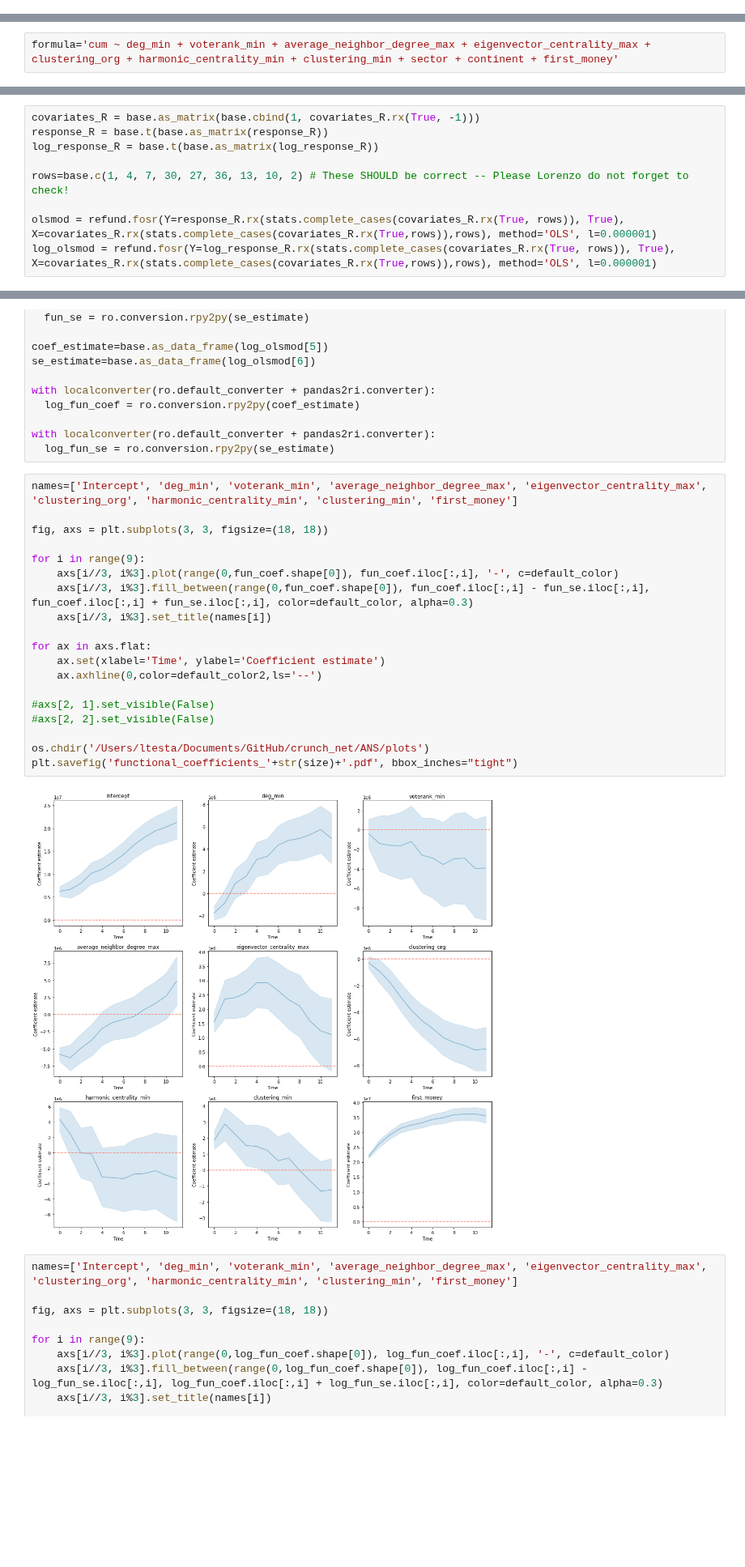
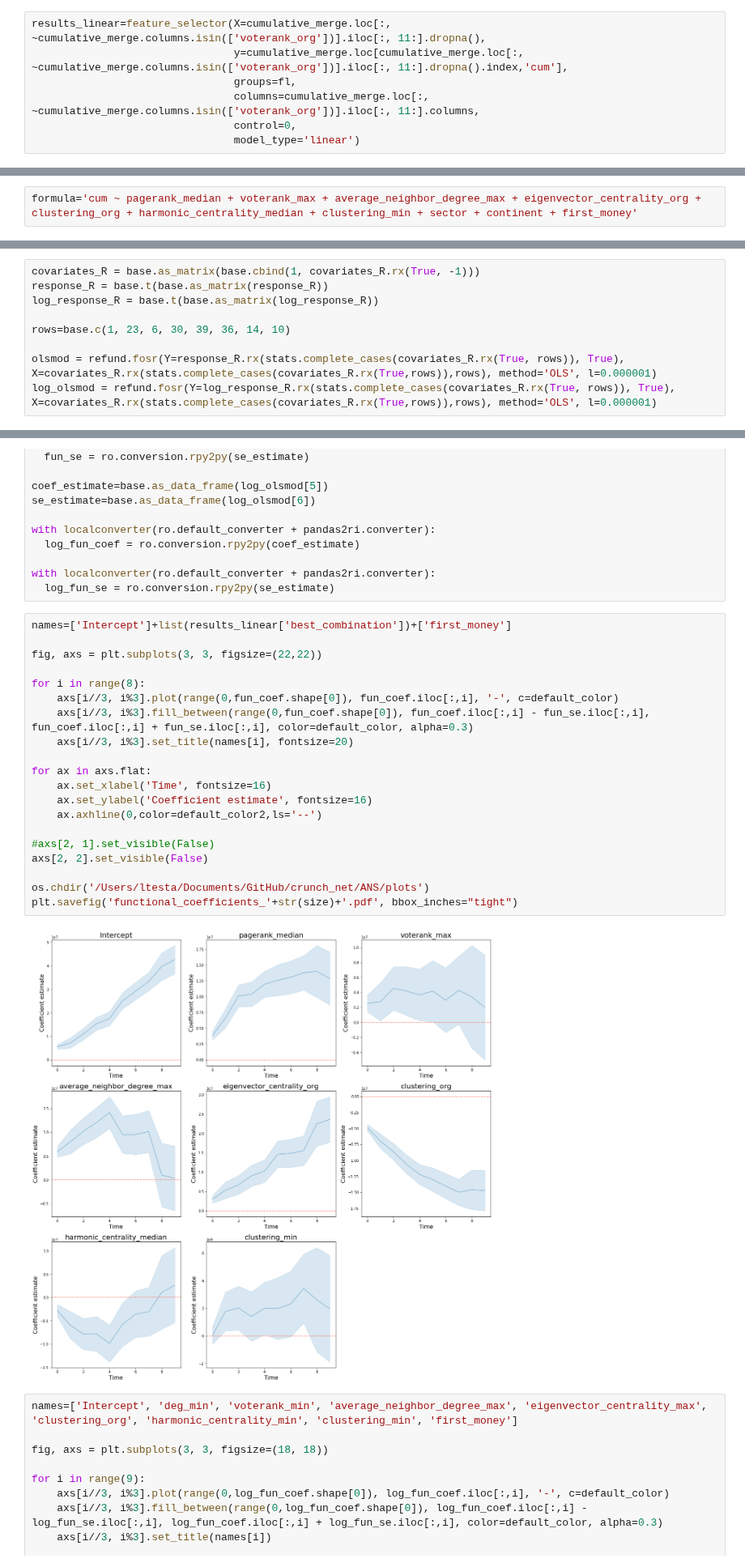
Before and after one commit to testalorenzo/crunch_net, a Jupyter notebook: ANS/notebook/notebooks/ANS_extension.ipynb, the cells around one changed output, grey strips where cells are left out. Shown at 81% size. Cells and saved outputs as stored; diff of their text form; blank space fills up the shorter version.

```diff
--- a/ANS/notebook/notebooks/ANS_extension.ipynb
+++ b/ANS/notebook/notebooks/ANS_extension.ipynb
@@ -519 +521,8 @@ cumulative_merge=pd.concat([cat, num_scaled], axis=1)
 #cumulative_merge['diff_y']=cumulative_merge.cum-cumulative_merge.first_money
+# %%
+results_linear=feature_selector(X=cumulative_merge.loc[:, ~cumulative_merge.columns.isin(['voterank_org'])].iloc[:, 11:].dropna(),
+                                y=cumulative_merge.loc[cumulative_merge.loc[:, ~cumulative_merge.columns.isin(['voterank_org'])].iloc[:, 11:].dropna().index,'cum'],
+                                groups=fl,
+                                columns=cumulative_merge.loc[:, ~cumulative_merge.columns.isin(['voterank_org'])].iloc[:, 11:].columns,
+                                control=0,
+                                model_type='linear')
@@ -520,5 +535,5 @@ cumulative_merge=pd.concat([cat, num_scaled], axis=1)
 # %%
-formula='cum ~ deg_min + voterank_min + average_neighbor_degree_max + eigenvector_centrality_max + clustering_org + harmonic_centrality_min + clustering_min + sector + continent + first_money'
+formula='cum ~ pagerank_median + voterank_max + average_neighbor_degree_max + eigenvector_centrality_org + clustering_org + harmonic_centrality_median + clustering_min + sector + continent + first_money'
 # %%
 results = smf.ols(formula, data=cumulative_merge).fit()
 print(results.summary())
@@ -696,7 +711,7 @@ covariates_R = base.as_matrix(base.cbind(1, covariates_R.rx(True, -1)))
 response_R = base.t(base.as_matrix(response_R))
 log_response_R = base.t(base.as_matrix(log_response_R))
 
-rows=base.c(1, 4, 7, 30, 27, 36, 13, 10, 2) # These SHOULD be correct -- Please Lorenzo do not forget to check!
+rows=base.c(1, 23, 6, 30, 39, 36, 14, 10)
 
 olsmod = refund.fosr(Y=response_R.rx(stats.complete_cases(covariates_R.rx(True, rows)), True), X=covariates_R.rx(stats.complete_cases(covariates_R.rx(True,rows)),rows), method='OLS', l=0.000001)
 log_olsmod = refund.fosr(Y=log_response_R.rx(stats.complete_cases(covariates_R.rx(True, rows)), True), X=covariates_R.rx(stats.complete_cases(covariates_R.rx(True,rows)),rows), method='OLS', l=0.000001)
@@ -719,26 +734,27 @@ with localconverter(ro.default_converter + pandas2ri.converter):
 with localconverter(ro.default_converter + pandas2ri.converter):
   log_fun_se = ro.conversion.rpy2py(se_estimate)
 # %%
-names=['Intercept', 'deg_min', 'voterank_min', 'average_neighbor_degree_max', 'eigenvector_centrality_max', 'clustering_org', 'harmonic_centrality_min', 'clustering_min', 'first_money']
+names=['Intercept']+list(results_linear['best_combination'])+['first_money']
 
-fig, axs = plt.subplots(3, 3, figsize=(18, 18))
+fig, axs = plt.subplots(3, 3, figsize=(22,22))
 
-for i in range(9):
+for i in range(8):
     axs[i//3, i%3].plot(range(0,fun_coef.shape[0]), fun_coef.iloc[:,i], '-', c=default_color)
     axs[i//3, i%3].fill_between(range(0,fun_coef.shape[0]), fun_coef.iloc[:,i] - fun_se.iloc[:,i], fun_coef.iloc[:,i] + fun_se.iloc[:,i], color=default_color, alpha=0.3)
-    axs[i//3, i%3].set_title(names[i])
+    axs[i//3, i%3].set_title(names[i], fontsize=20)
 
 for ax in axs.flat:
-    ax.set(xlabel='Time', ylabel='Coefficient estimate')
+    ax.set_xlabel('Time', fontsize=16)
+    ax.set_ylabel('Coefficient estimate', fontsize=16)
     ax.axhline(0,color=default_color2,ls='--')
 
 #axs[2, 1].set_visible(False)
-#axs[2, 2].set_visible(False)
+axs[2, 2].set_visible(False)
 
 os.chdir('/Users/ltesta/Documents/GitHub/crunch_net/ANS/plots')
 plt.savefig('functional_coefficients_'+str(size)+'.pdf', bbox_inches="tight")
 # %% [output]
-[figure, old version]
+[figure, new version]
 # %%
 names=['Intercept', 'deg_min', 'voterank_min', 'average_neighbor_degree_max', 'eigenvector_centrality_max', 'clustering_org', 'harmonic_centrality_min', 'clustering_min', 'first_money']
 
```
Also changed, not shown: parts of 3 cells of this notebook, 1 other file.
